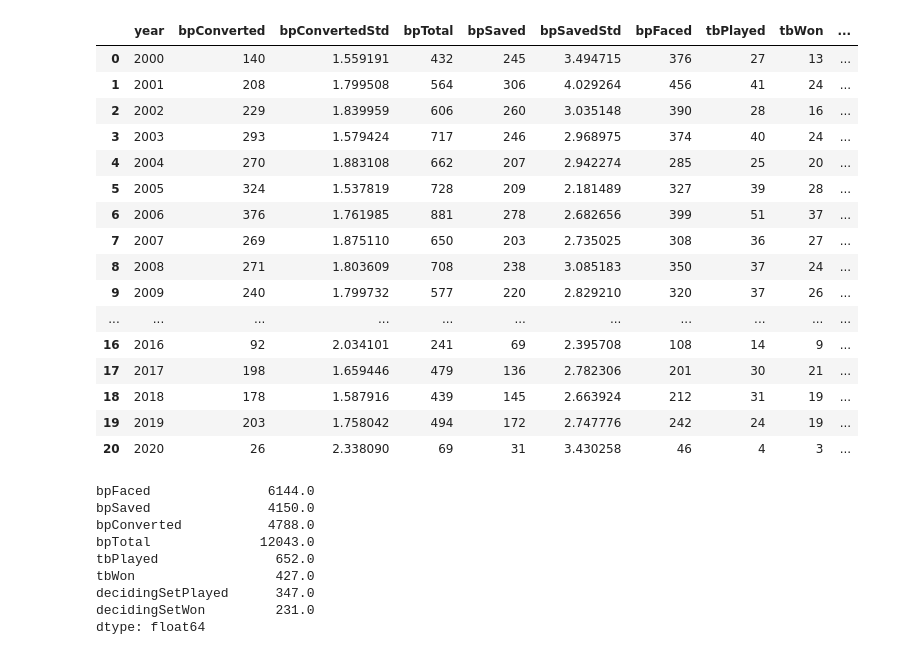
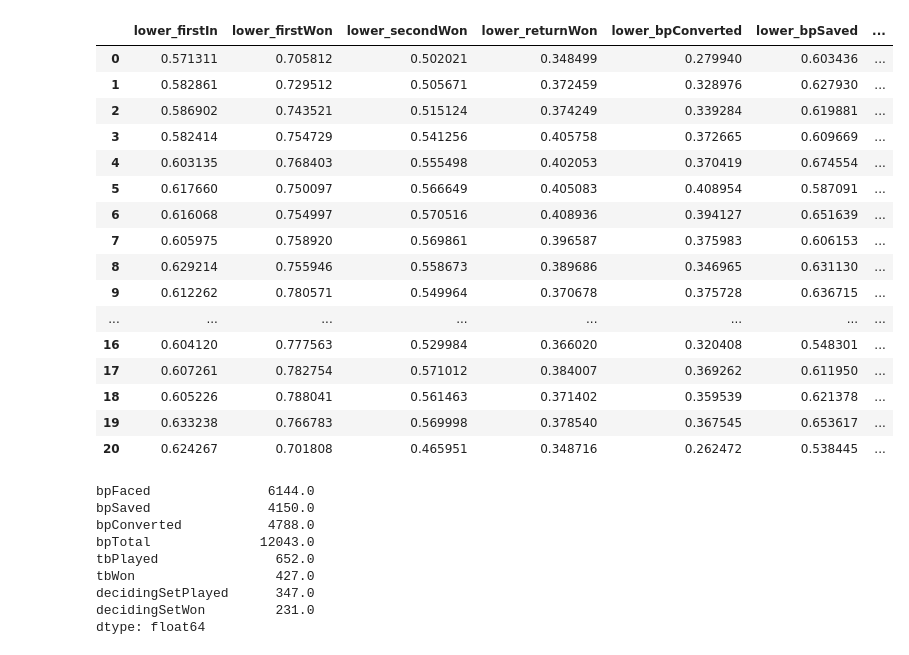
Before and after one commit to FBruzzesi/atp_stats_webapp, a Jupyter notebook: test_nb.ipynb, the cells around one changed output. Saved outputs shown, nothing was run; the diff lists cells and outputs as text; code cells hidden in the pictures.

```diff
--- a/test_nb.ipynb
+++ b/test_nb.ipynb
@@ -67,4 +37,6 @@ Index(['tourney_id', 'tourney_name', 'surface', 'draw_size', 'tourney_level',
 # %%
+%timeit
+
 m_by_year = (m.groupby('year')
      .agg(ace = ('ace', np.sum),
           df = ('df', np.sum),
@@ -92,6 +64,7 @@ m_by_year = (m.groupby('year')
      .assign(stdFirstIn = lambda x: x['firstInStd']/x['firstIn'])
      .assign(meanFirstWon = lambda x: x['firstWon']/x['firstIn'])
      .assign(stdFirstWon = lambda x: x['firstWonStd']/x['firstWon'])
+     .assign(secondIn = lambda x: x['svpt'] - x['firstIn'])
      .assign(meanSecondWon = lambda x: x['secondWon']/(x['svpt'] - x['firstIn']))
      .assign(stdSecondWon = lambda x: x['secondWonStd']/x['secondWon'])
      .assign(meanReturnWon = lambda x: x['returnWon']/x['returnPlayed'])
@@ -104,49 +77,38 @@ m_by_year = (m.groupby('year')
      .assign(percTbWon = lambda x: x['tbWon']/x['tbPlayed'])
      .assign(DecidingSetLost = lambda x: x['decidingSetPlayed'] - x['decidingSetWon'])
      .assign(percDecidingSetWon = lambda x: x['decidingSetWon']/x['decidingSetPlayed'])
-     .reset_index()
-     )
+     .reset_index().fillna(0.001)
+)
-# %%
-up_by_year = (m.groupby('year')
-     .agg(bpConverted = ('bpConverted', np.sum),
-          bpConvertedStd = ('bpConverted', np.std),
-          bpTotal = ('bpTotal', np.sum),
-          bpSaved = ('bpSaved', np.sum),
-          bpSavedStd = ('bpSaved', np.std),
-          bpFaced = ('bpFaced', np.sum),
-          tbPlayed = ('tbPlayed', np.sum),
-          tbWon = ('tbWon', np.sum),
-          decidingSetPlayed = ('decidingSetPlayed', np.sum),
-          decidingSetWon = ('decidingSetWon', np.sum))
-     .assign(meanBpConverted = lambda x: x['bpConverted']/x['bpTotal'])
-     .assign(stdBpConverted = lambda x: x['bpConvertedStd']/x['bpConverted'])
-     .assign(meanBpSaved = lambda x: x['bpSaved']/x['bpFaced'])
-     .assign(stdBpSaved = lambda x: x['bpSavedStd']/x['bpSaved'])
-     .assign(tbLost = lambda x: x['tbPlayed'] - x['tbWon'])
-     .assign(percTbWon = lambda x: x['tbWon']/x['tbPlayed'])
-     .assign(DecidingSetLost = lambda x: x['decidingSetPlayed'] - x['decidingSetWon'])
-     .assign(percDecidingSetWon = lambda x: x['decidingSetWon']/x['decidingSetPlayed'])
-     .reset_index()
-     )
-up_by_year
-# %% [output]
-|  | year | bpConverted | bpConvertedStd | bpTotal | bpSaved | bpSavedStd | bpFaced | tbPlayed | tbWon | ... |
-| 0 | 2000 | 140 | 1.559191 | 432 | 245 | 3.494715 | 376 | 27 | 13 | ... |
-| 1 | 2001 | 208 | 1.799508 | 564 | 306 | 4.029264 | 456 | 41 | 24 | ... |
-| 2 | 2002 | 229 | 1.839959 | 606 | 260 | 3.035148 | 390 | 28 | 16 | ... |
-| 3 | 2003 | 293 | 1.579424 | 717 | 246 | 2.968975 | 374 | 40 | 24 | ... |
-| 4 | 2004 | 270 | 1.883108 | 662 | 207 | 2.942274 | 285 | 25 | 20 | ... |
-| 5 | 2005 | 324 | 1.537819 | 728 | 209 | 2.181489 | 327 | 39 | 28 | ... |
-| 6 | 2006 | 376 | 1.761985 | 881 | 278 | 2.682656 | 399 | 51 | 37 | ... |
-| 7 | 2007 | 269 | 1.875110 | 650 | 203 | 2.735025 | 308 | 36 | 27 | ... |
-| 8 | 2008 | 271 | 1.803609 | 708 | 238 | 3.085183 | 350 | 37 | 24 | ... |
-| 9 | 2009 | 240 | 1.799732 | 577 | 220 | 2.829210 | 320 | 37 | 26 | ... |
-| ... | ... | ... | ... | ... | ... | ... | ... | ... | ... | ... |
-| 16 | 2016 | 92 | 2.034101 | 241 | 69 | 2.395708 | 108 | 14 | 9 | ... |
-| 17 | 2017 | 198 | 1.659446 | 479 | 136 | 2.782306 | 201 | 30 | 21 | ... |
-| 18 | 2018 | 178 | 1.587916 | 439 | 145 | 2.663924 | 212 | 31 | 19 | ... |
-| 19 | 2019 | 203 | 1.758042 | 494 | 172 | 2.747776 | 242 | 24 | 19 | ... |
-| 20 | 2020 | 26 | 2.338090 | 69 | 31 | 3.430258 | 46 | 4 | 3 | ... |
+# %%
+success_cols = ['firstIn', 'firstWon', 'secondWon', 'returnWon', 'bpConverted', 'bpSaved', 'tbWon', 'decidingSetWon']
+total_cols = ['svpt', 'firstIn', 'secondIn', 'returnPlayed', 'bpTotal', 'bpFaced', 'tbPlayed', 'decidingSetPlayed']
+lower_df, upper_df = proportion_confint(
+    m_by_year[success_cols],
+    m_by_year[total_cols]
+    )
+
+lower_df.columns = [f'lower_{c}' for c in success_cols]
+upper_df.columns = [f'upper_{c}' for c in success_cols]
+# %%
+lower_df
+# %% [output]
+|  | lower_firstIn | lower_firstWon | lower_secondWon | lower_returnWon | lower_bpConverted | lower_bpSaved | ... |
+| 0 | 0.571311 | 0.705812 | 0.502021 | 0.348499 | 0.279940 | 0.603436 | ... |
+| 1 | 0.582861 | 0.729512 | 0.505671 | 0.372459 | 0.328976 | 0.627930 | ... |
+| 2 | 0.586902 | 0.743521 | 0.515124 | 0.374249 | 0.339284 | 0.619881 | ... |
+| 3 | 0.582414 | 0.754729 | 0.541256 | 0.405758 | 0.372665 | 0.609669 | ... |
+| 4 | 0.603135 | 0.768403 | 0.555498 | 0.402053 | 0.370419 | 0.674554 | ... |
+| 5 | 0.617660 | 0.750097 | 0.566649 | 0.405083 | 0.408954 | 0.587091 | ... |
+| 6 | 0.616068 | 0.754997 | 0.570516 | 0.408936 | 0.394127 | 0.651639 | ... |
+| 7 | 0.605975 | 0.758920 | 0.569861 | 0.396587 | 0.375983 | 0.606153 | ... |
+| 8 | 0.629214 | 0.755946 | 0.558673 | 0.389686 | 0.346965 | 0.631130 | ... |
+| 9 | 0.612262 | 0.780571 | 0.549964 | 0.370678 | 0.375728 | 0.636715 | ... |
+| ... | ... | ... | ... | ... | ... | ... | ... |
+| 16 | 0.604120 | 0.777563 | 0.529984 | 0.366020 | 0.320408 | 0.548301 | ... |
+| 17 | 0.607261 | 0.782754 | 0.571012 | 0.384007 | 0.369262 | 0.611950 | ... |
+| 18 | 0.605226 | 0.788041 | 0.561463 | 0.371402 | 0.359539 | 0.621378 | ... |
+| 19 | 0.633238 | 0.766783 | 0.569998 | 0.378540 | 0.367545 | 0.653617 | ... |
+| 20 | 0.624267 | 0.701808 | 0.465951 | 0.348716 | 0.262472 | 0.538445 | ... |
 # %%
 under_pressure_overall = m[['bpFaced', 'bpSaved', 'bpConverted', 'bpTotal', 'tbPlayed', 'tbWon', 'decidingSetPlayed', 'decidingSetWon']].sum()
 under_pressure_overall
```
Also changed, not shown: parts of 7 cells of this notebook, 1 other file.
